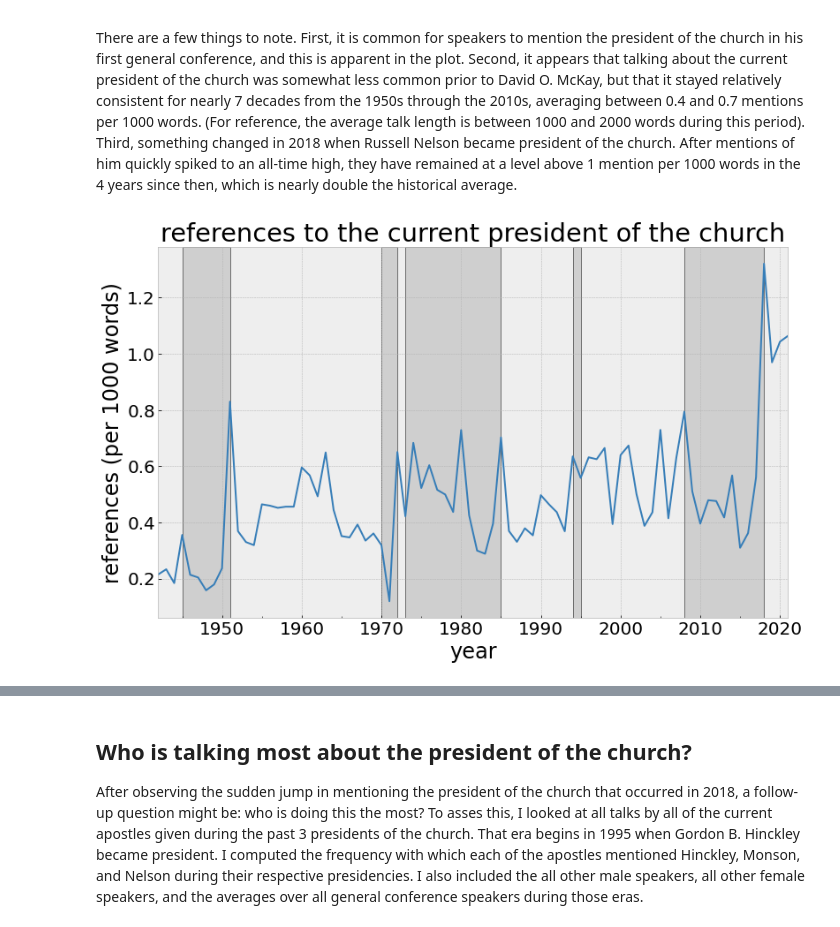
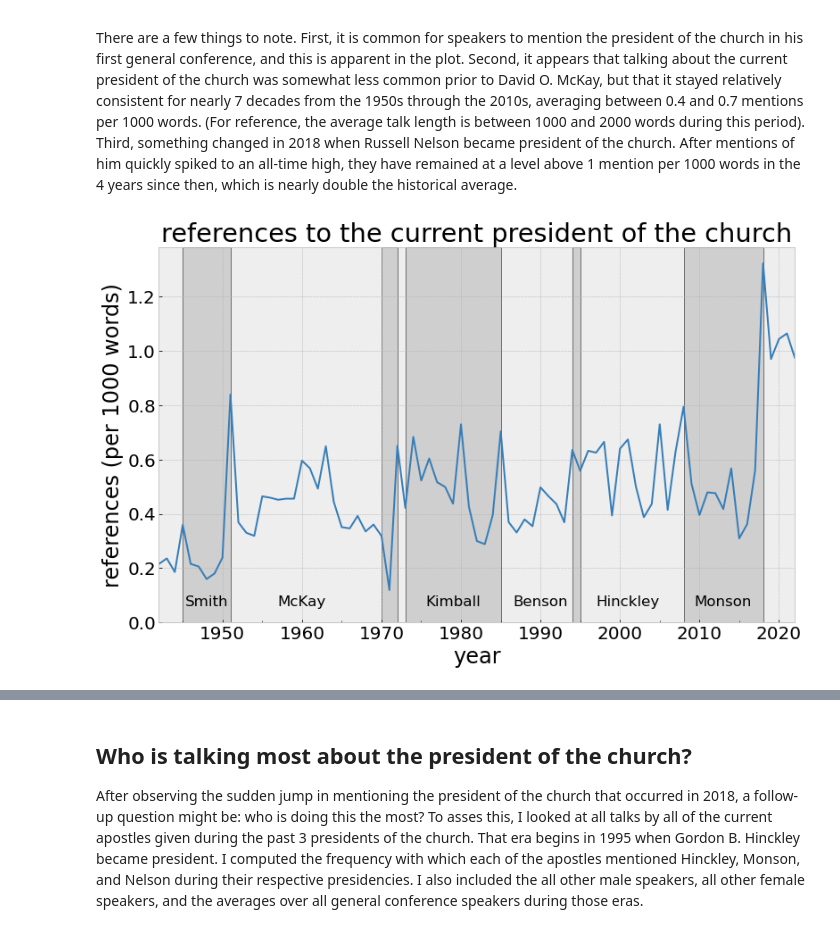
Before and after one commit to qhspencer/lds-data-analysis, a Jupyter notebook: notebooks/Presidents.ipynb, the cells around one changed output, grey strips where cells are left out. Saved outputs shown, nothing was run; the diff lists cells and outputs as text; code cells hidden in the pictures.

Commit message:
Updates to Presidents.ipynb and associated blog entry.

```diff
--- a/notebooks/Presidents.ipynb
+++ b/notebooks/Presidents.ipynb
@@ -15,6 +15,7 @@ from data_utils import *
 
 # Load the talk data
 talk_data = get_only_talks(load_data())
+talk_data['body_middle'] = talk_data['body'].str.split('.').str[5:-5].str.join('.')
 # %%
 # Import libraries and setup matplotlib defaults
 from matplotlib import pyplot as pl
@@ -60,6 +61,11 @@ for pr in president_list.values:
                   talk_data['body'].str.count(altstr)
     pres_df.loc[idx, 'current'] = talk_data.loc[idx, 'body'].str.count(pr) + \
                                   talk_data.loc[idx, 'body'].str.count(altstr)
+    pres_df.loc[idx, 'current_mid'] = talk_data.loc[idx, 'body_middle'].str.count(pr) + \
+                                      talk_data.loc[idx, 'body_middle'].str.count(altstr)
+
+pres_df['mention_current_full'] = (pres_df['current']>0).astype(int)
+pres_df['mention_current_mid'] = (pres_df['current_mid']>0).astype(int)
 
 yearly_totals = pres_df.groupby('year').sum()[['word_count', 'current']]
 yearly_usage_rate = yearly_totals['current']/yearly_totals['word_count']*1e3
@@ -100,9 +106,11 @@ final_ordered = final.join(order).sort_values('index').drop(columns='index')
 # %%
 from plot_utils import *
 
 yearly_usage_rate.plot(
     title='references to the current president of the church',
-    ylabel='references (per 1000 words)')
+    ylabel='references (per 1000 words)',
+    ylim=[0, None])
 add_president_terms()
+add_president_names(0.05)
 # %% [output]
-[figure, old version]
+[figure, new version]
```
Also changed, not shown: parts of 5 cells of this notebook, 11 other files.
